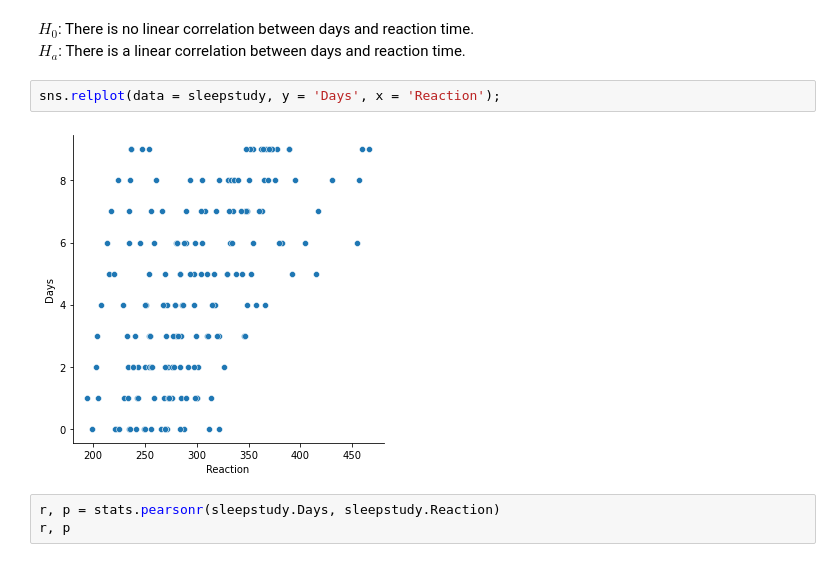
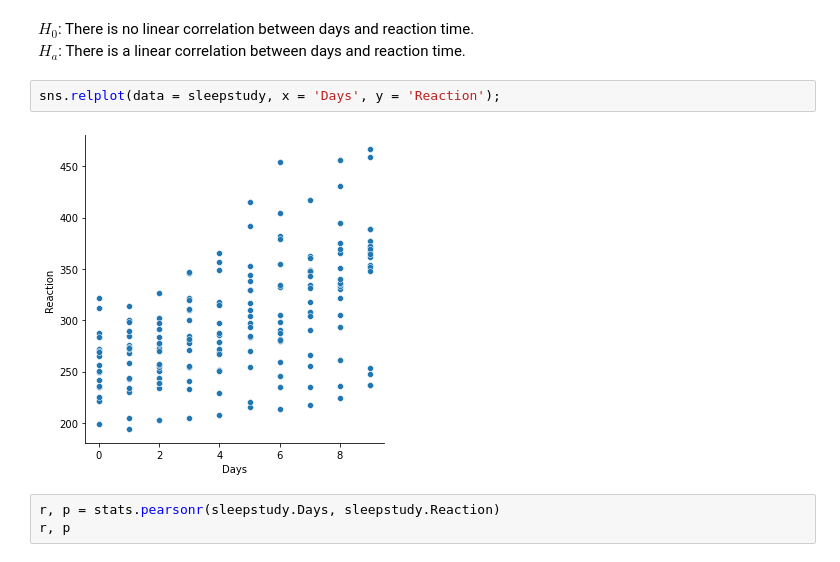
Before and after one commit to alegarcia-dev/statistics-exercises, a Jupyter notebook: hypothesis_testing.ipynb, the cells around one changed output. Saved outputs shown, nothing was run; the diff lists cells and outputs as text.

```diff
--- a/hypothesis_testing.ipynb
+++ b/hypothesis_testing.ipynb
@@ -715,9 +717,9 @@ $H_{0}$: There is no linear correlation between days and reaction time.
 <br>
 $H_{a}$: There is a linear correlation between days and reaction time.
 # %%
-sns.relplot(data = sleepstudy, y = 'Days', x = 'Reaction');
+sns.relplot(data = sleepstudy, x = 'Days', y = 'Reaction');
 # %% [output]
-[figure, old version]
+[figure, new version]
 # %%
 r, p = stats.pearsonr(sleepstudy.Days, sleepstudy.Reaction)
 r, p
```
Also changed, not shown: parts of 14 cells of this notebook.
